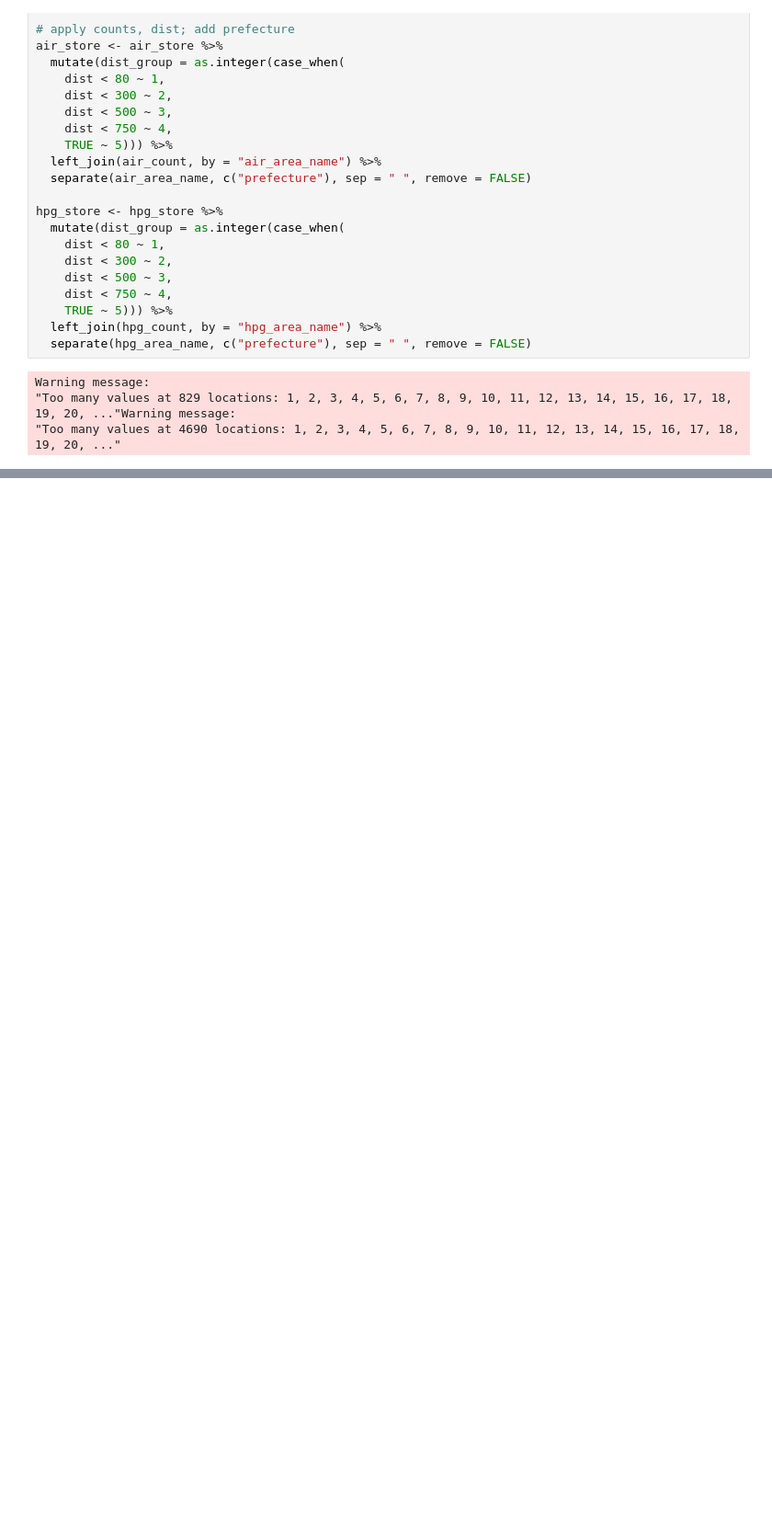
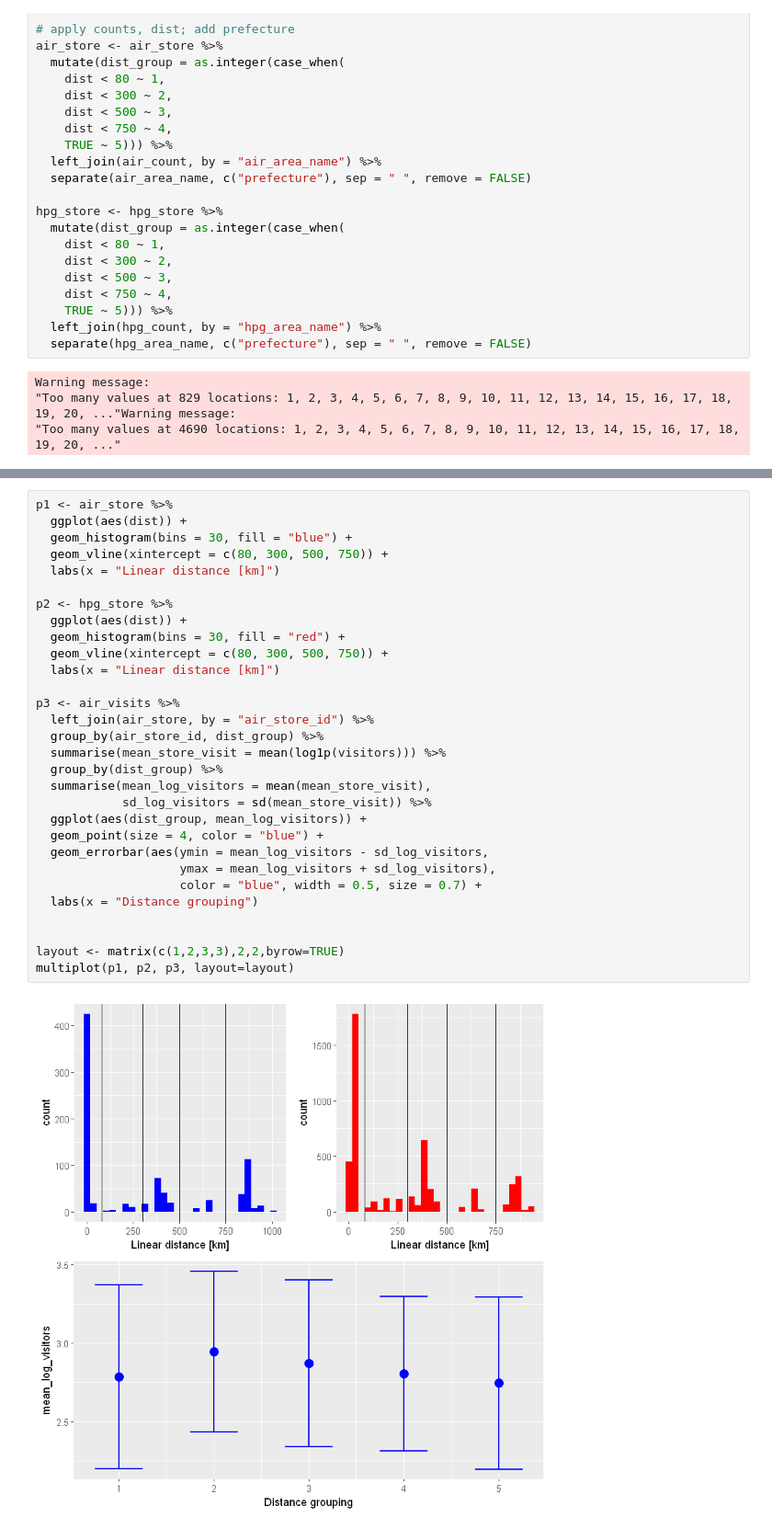
Before and after one commit to Cross-17/Kaggle_practice, a Jupyter notebook: recruit/EDA_R.ipynb, the cells around one changed output, grey strips where cells are left out. Shown at 92% size. Drawn from its saved outputs; the diff is of its cells as text; blank space fills up the shorter version.

```diff
--- a/recruit/EDA_R.ipynb
+++ b/recruit/EDA_R.ipynb
@@ -1198,0 +1244,32 @@ head(air_visits,20)
+# %%
+p1 <- air_store %>%
+  ggplot(aes(dist)) +
+  geom_histogram(bins = 30, fill = "blue") +
+  geom_vline(xintercept = c(80, 300, 500, 750)) +
+  labs(x = "Linear distance [km]")
+
+p2 <- hpg_store %>%
+  ggplot(aes(dist)) +
+  geom_histogram(bins = 30, fill = "red") +
+  geom_vline(xintercept = c(80, 300, 500, 750)) +
+  labs(x = "Linear distance [km]")
+
+p3 <- air_visits %>%
+  left_join(air_store, by = "air_store_id") %>%
+  group_by(air_store_id, dist_group) %>%
+  summarise(mean_store_visit = mean(log1p(visitors))) %>%
+  group_by(dist_group) %>%
+  summarise(mean_log_visitors = mean(mean_store_visit),
+            sd_log_visitors = sd(mean_store_visit)) %>%
+  ggplot(aes(dist_group, mean_log_visitors)) +
+  geom_point(size = 4, color = "blue") +
+  geom_errorbar(aes(ymin = mean_log_visitors - sd_log_visitors,
+                    ymax = mean_log_visitors + sd_log_visitors),
+                    color = "blue", width = 0.5, size = 0.7) +
+  labs(x = "Distance grouping")
+
+
+layout <- matrix(c(1,2,3,3),2,2,byrow=TRUE)
+multiplot(p1, p2, p3, layout=layout)
+# %% [output]
+[figure, added]
```
Also changed, not shown: parts of 61 cells of this notebook.
